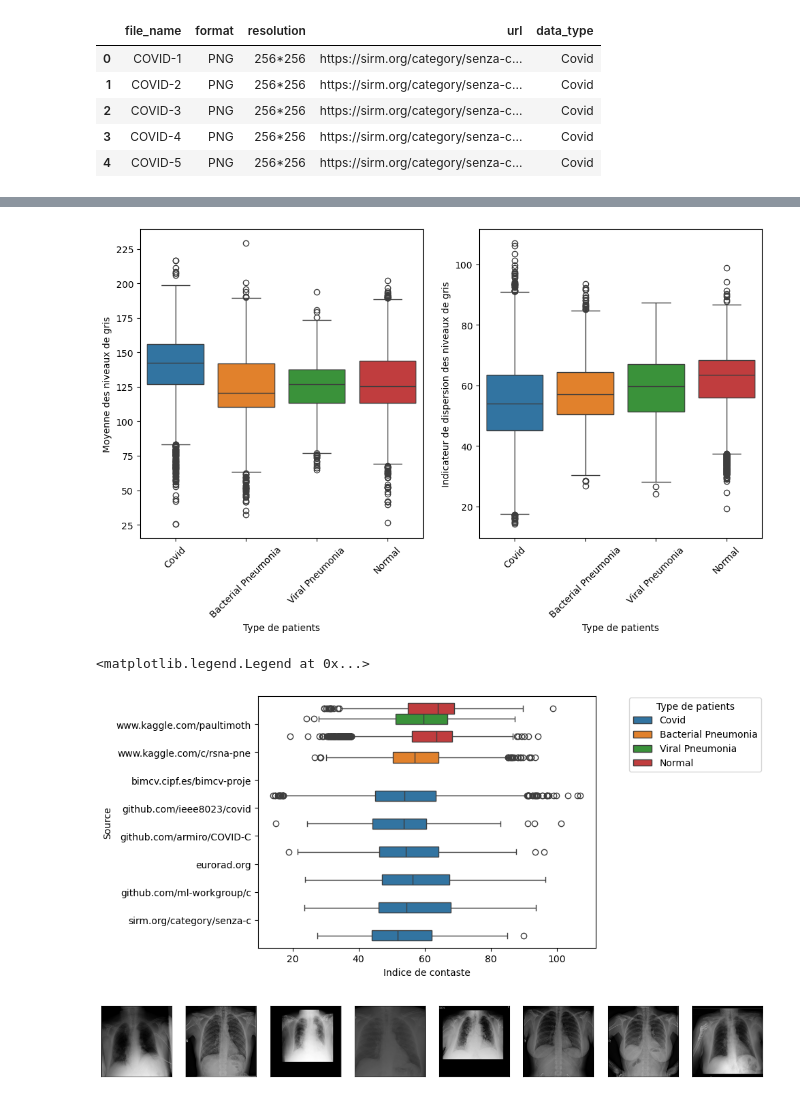
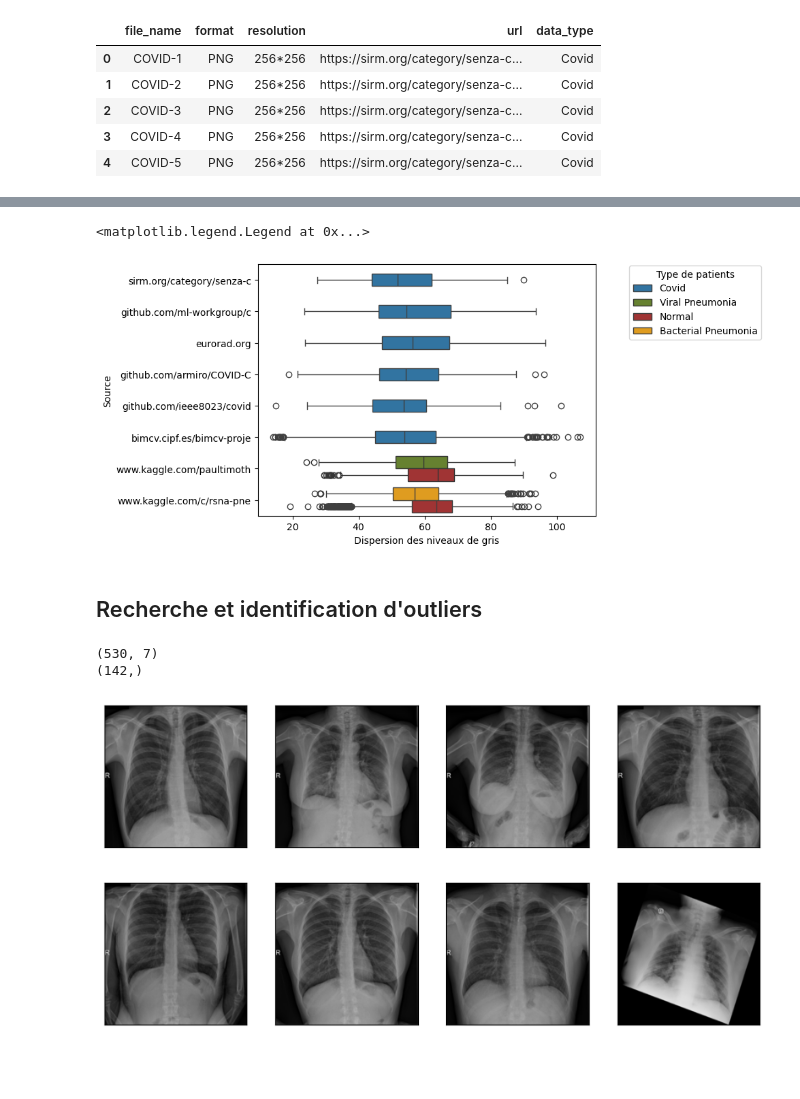
Before and after one commit to Alexandre-aksenov/summer24-analyse-pulmonaire-copy-AA, a Jupyter notebook: notebooks/img-contrast-indicator.ipynb, the cells around one changed output, grey strips where cells are left out. Cells and saved outputs as stored; diff of their text form; code cells hidden in the pictures; blank space fills up the shorter version.

```diff
--- a/notebooks/img-contrast-indicator.ipynb
+++ b/notebooks/img-contrast-indicator.ipynb
@@ -117,27 +155,19 @@ plt.legend(loc=(1.1,0.7), title="Type de patients")
-# %%
-fig = plt.figure(figsize=(12, 6))
-plt.subplot(1,2,1)
-sns.boxplot(data=contrast_img_data, x="data_type", y="color_mean", hue='data_type')
-plt.xticks(rotation=45)
-plt.xlabel("Type de patients")
-plt.ylabel("Moyenne des niveaux de gris")
-
-plt.subplot(1,2,2)
-sns.boxplot(data=contrast_img_data, x="data_type", y="color_std", hue='data_type')
-plt.xticks(rotation=45)
-plt.xlabel("Type de patients")
-plt.ylabel("Indicateur de dispersion des niveaux de gris")
-plt.show()
-
-sns.boxplot(data=contrast_img_data, y="truncated_url", x="color_std", hue='data_type', width=1.5)
-plt.ylabel("Source")
-plt.ylim((-1,8))
-plt.xlabel("Indice de contaste")
-plt.legend(loc=(1.1,0.7), title="Type de patients")
-# %% [output]
-[figure, removed]
-<matplotlib.legend.Legend at 0x...>
-[figure, removed]
+# %%
+sns.boxplot(data=contrast_img_data[contrast_img_data.data_type=="Covid"], y="truncated_url", x="color_std", hue='data_type', width=0.4)
+sns.boxplot(data=contrast_img_data[contrast_img_data.url=="https://www.kaggle.com/paultimothymooney/chest-xray-pneumonia"], y="truncated_url", x="color_std", hue='data_type',
+            palette={'Viral Pneumonia' : 'olivedrab', 'Normal' : 'firebrick'})
+sns.boxplot(data=contrast_img_data[contrast_img_data.url=="https://www.kaggle.com/c/rsna-pneumonia-detection-challenge/data"], y="truncated_url", x="color_std", hue='data_type',
+            palette={'Bacterial Pneumonia' : 'orange', 'Normal' : 'firebrick'})
+plt.ylabel("Source")
+plt.xlabel("Dispersion des niveaux de gris")
+handles, labels = plt.gca().get_legend_handles_labels()
+by_label = dict(zip(labels, handles))
+plt.legend(by_label.values(), by_label.keys(), loc=(1.1,0.7), title="Type de patients",)
+# %% [output]
+<matplotlib.legend.Legend at 0x...>
+[figure, added]
+# %% [markdown]
+## Recherche et identification d'outliers
 # %%
 seuils_outliers_mean = np.quantile(contrast_img_data.color_mean, q=(0.025))
 low_color_level = contrast_img_data[(contrast_img_data.color_mean<seuils_outliers_mean)]
@@ -150,17 +180,28 @@ files_size = len(filenames)
 covid_out = []
 for i, filename in enumerate(filenames):
     covid_out.append(cv2.imread(os.path.join(dir_images, filename)))
-
-n_im = 8
-ind_img = random.sample(list(np.arange(0,files_size)), n_im)
-fig = plt.figure(figsize=(16, 5))
-for i in range(n_im) :
- ax = fig.add_subplot(1, n_im, i+1)
- ax.imshow(covid_out[ind_img[i]], cmap='gray')
- plt.xticks([])
- plt.yticks([])
-# %% [output]
-[figure, removed]
+# %%
+print(low_color_level.shape)
+print(filenames.shape)
+# %% [output]
+(530, 7)
+(142,)
+# %%
+n_im = 8
+ind_img = random.sample(list(np.arange(0,files_size)), n_im)
+fig = plt.figure(figsize=(10, 10))
+
+for i in range(round(n_im/2)) :
+ ax = fig.add_subplot(1, round(n_im/2), i+1)
+ ax.imshow(covid_out[ind_img[i]], cmap='gray')
+ plt.xticks([])
+ plt.yticks([])
+ ax = fig.add_subplot(2, round(n_im/2), i+1)
+ ax.imshow(covid_out[ind_img[i+round(n_im/2)]], cmap='gray')
+ plt.xticks([])
+ plt.yticks([])
+# %% [output]
+[figure, added]
 # %%
 # seuils_outliers_contrast = np.quantile(contrast_img_data.contrast, q=(0.025))
 # low_contrast = contrast_img_data[(contrast_img_data.contrast<seuils_outliers_contrast)]
```
Also changed, not shown: parts of 10 cells of this notebook.
